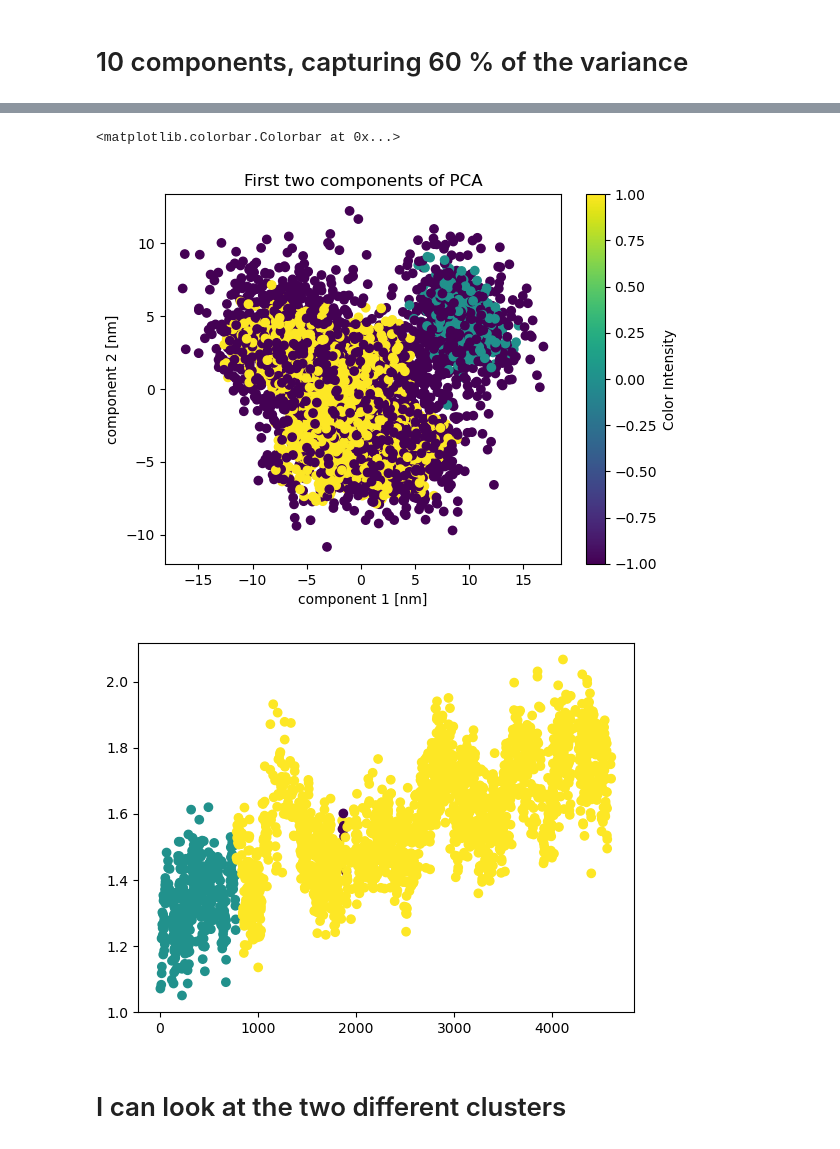
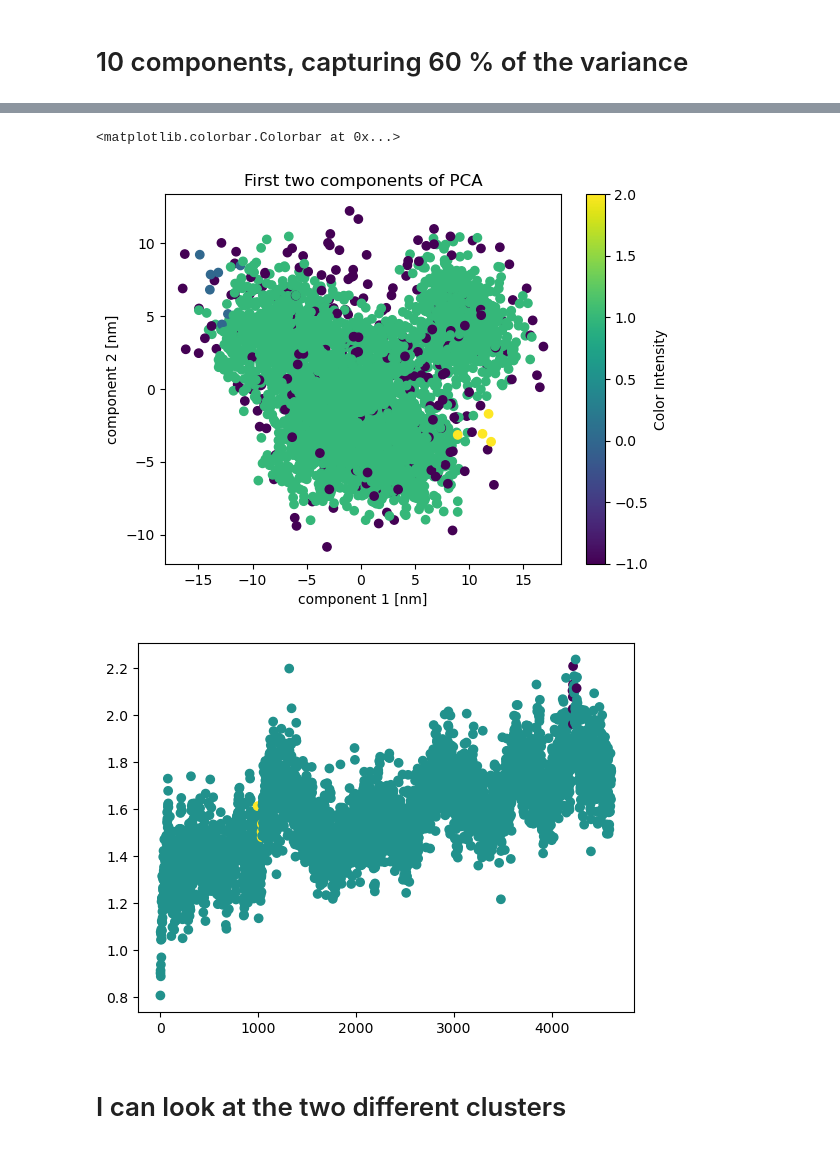
Before and after one commit to gac-uni/cbp_final2, a Jupyter notebook: notebooks/mtx/clustering.ipynb, the cells around one changed output, grey strips where cells are left out. Saved outputs shown, nothing was run; the diff lists cells and outputs as text; code cells hidden in the pictures.

```diff
--- a/notebooks/mtx/clustering.ipynb
+++ b/notebooks/mtx/clustering.ipynb
@@ -146,7 +141,7 @@ plt.colorbar(scatter, label = 'Color Intensity')
 # %% [markdown]
 # 10 components, capturing 60 % of the variance
 # %%
-pca_space = pca.transform(aligned_traj.select_atoms(sel),10)
+pca_space = pca.transform(aligned_traj.select_atoms(sel),6)
 # %%
 def genscore(i, j):
     mcs = i + 1
@@ -171,19 +166,19 @@ plt.colorbar()
 # %%
-opt_mcs = 5
-opt_eps = .5
+opt_mcs = 4
+opt_eps = .9
 clust = HDBSCAN(min_cluster_size = opt_mcs,
                 cluster_selection_epsilon = opt_eps)
 
 labels = clust.fit_predict(pca_space)
 
 plt.title("First two components of PCA")
 scatter = plt.scatter(pca_space[:, 0], pca_space[:, 1], c=labels)
 plt.xlabel("component 1 [nm]")
 plt.ylabel("component 2 [nm]")
 plt.colorbar(scatter, label = 'Color Intensity')
 # %% [output]
 <matplotlib.colorbar.Colorbar at 0x...>
-[figure, old version]
+[figure, new version]
 # %%
 rmsd_file = "/home/giacomo/comp_bio/cbp_final/data_3eig/03_analyzed/rmsd.csv"
 rmsd = np.loadtxt(rmsd_file, delimiter = ",", skiprows = 1)
@@ -192,7 +187,7 @@ rmsd_plot = rmsd[labels != -1]
 labels_plot = labels[labels != -1]
 scatter = plt.scatter(rmsd_plot[:, 0], rmsd_plot[:, 1], c=labels_plot)
 # %% [output]
-[figure, old version]
+[figure, new version]
 # %% [markdown]
 # I can look at the two different clusters
 # %%
```
Also changed, not shown: parts of 6 cells of this notebook.
